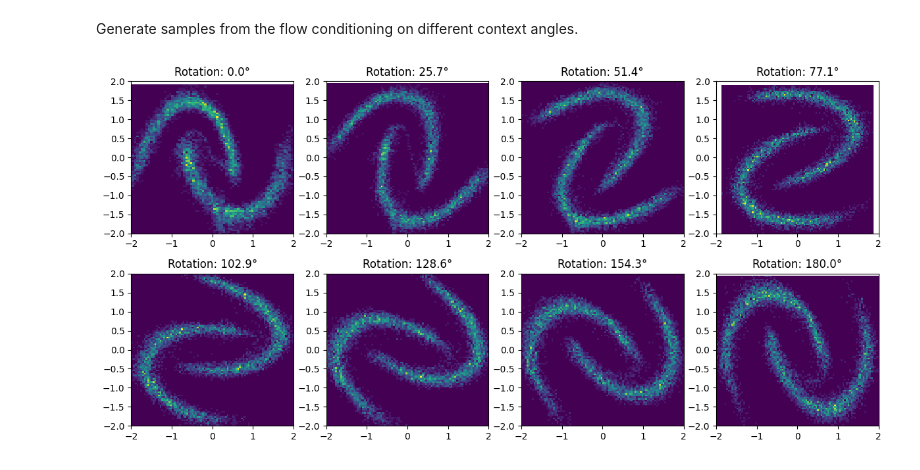
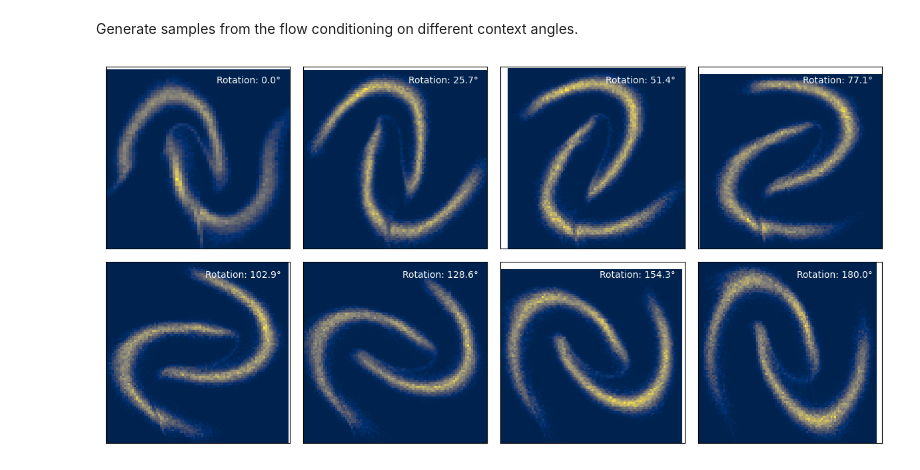
Before and after one commit to smsharma/jax-conditional-flows, a Jupyter notebook: notebooks/example.ipynb, the cells around one changed output. Cells and saved outputs as stored; diff of their text form; code cells hidden in the pictures.

```diff
--- a/notebooks/example.ipynb
+++ b/notebooks/example.ipynb
@@ -20,14 +20,14 @@ from models.nsf import NeuralSplineFlow
 We will use the Two Moons distribution as our target density.
 # %%
 
-n_samples = 10_000
+n_samples = 100_000
 
 x, _ = datasets.make_moons(n_samples=n_samples, noise=.06)
 
 scaler = preprocessing.StandardScaler()
 x = scaler.fit_transform(x)
 
-plt.hist2d(x[:, 0], x[:, 1], bins=100)
+plt.hist2d(x[:, 0], x[:, 1], bins=100, cmap="cividis")
 plt.xlim(-2 ,2)
 plt.ylim(-2, 2)
 # %% [output]
@@ -37,7 +37,7 @@ plt.ylim(-2, 2)
 We will allow for a rotation of the density by a specified angle, which will act as our conditioning context.
 # %%
 def rotate_points(points, angle):
-    """Rotate points by angle around origin
+    """Rotate points by angle around origin.
     """
     angle = jnp.deg2rad(angle)
     rot_matrix = jnp.array([[jnp.cos(angle), -jnp.sin(angle)], [jnp.sin(angle), jnp.cos(angle)]])
@@ -106,7 +106,7 @@ for step in tqdm(range(n_steps)):
 Generate samples from the flow conditioning on different context angles.
 # %%
 def sample_from_flow(rot=45., n_samples=10_000, key=jax.random.PRNGKey(42)):
-    """Helper function to sample from the flow model
+    """Helper function to sample from the flow model.
     """
     def sample_fn(model):
         x_samples = model.sample(num_samples=n_samples, rng=key, context=np.deg2rad(rot) * jnp.ones((n_samples, 1)))
@@ -117,22 +117,34 @@ def sample_from_flow(rot=45., n_samples=10_000, key=jax.random.PRNGKey(42)):
 # %%
 from matplotlib.gridspec import GridSpec
 from mpl_toolkits.axes_grid1 import make_axes_locatable
 
 fig = plt.figure(figsize=(12, 6))
 gs = GridSpec(2, 4)
 
 rot_list = np.linspace(0., 180., 8)
 
 for i in tqdm(range(8)):
 
-    x_samples = sample_from_flow(rot=rot_list[i])
+    key, subkey = jax.random.split(key)
+
+    x_samples = sample_from_flow(rot=rot_list[i], n_samples=100_000, key=key)
     ax = fig.add_subplot(gs[i])
 
-    ax.hist2d(x_samples[:, 0], x_samples[:, 1], bins=100)
-    ax.set_title("Rotation: {0:.1f}°".format(rot_list[i]))
+    ax.hist2d(x_samples[:, 0], x_samples[:, 1], bins=100, cmap='cividis')
+
+    # Add text to the upper right
+    ax.text(0.95, 0.95, "Rotation: {0:.1f}°".format(rot_list[i]),
+            verticalalignment='top', horizontalalignment='right',
+            transform=ax.transAxes, color='white')
+
+    # Set x and y limits
     ax.set_xlim(-2 ,2)
     ax.set_ylim(-2, 2)
 
+    # Turn off the tick labels
+    ax.set_xticks([])
+    ax.set_yticks([])
+
 plt.tight_layout()
 # %% [output]
-[figure, old version]
+[figure, new version]
```
Also changed, not shown: parts of 3 cells of this notebook.
